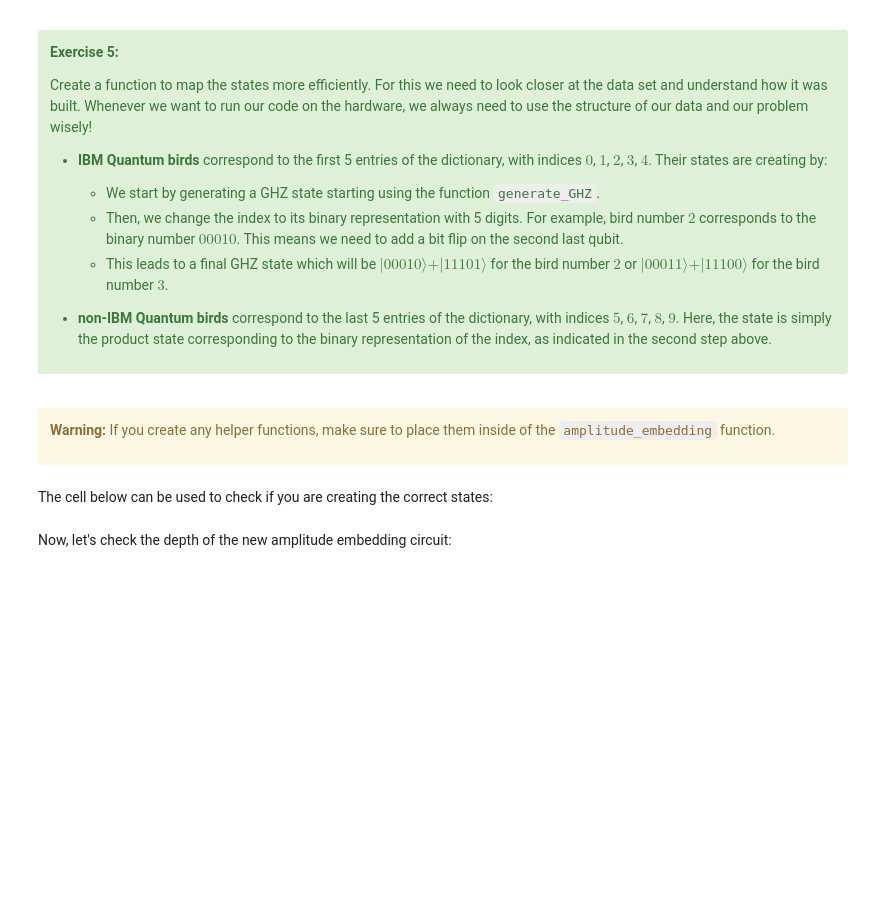
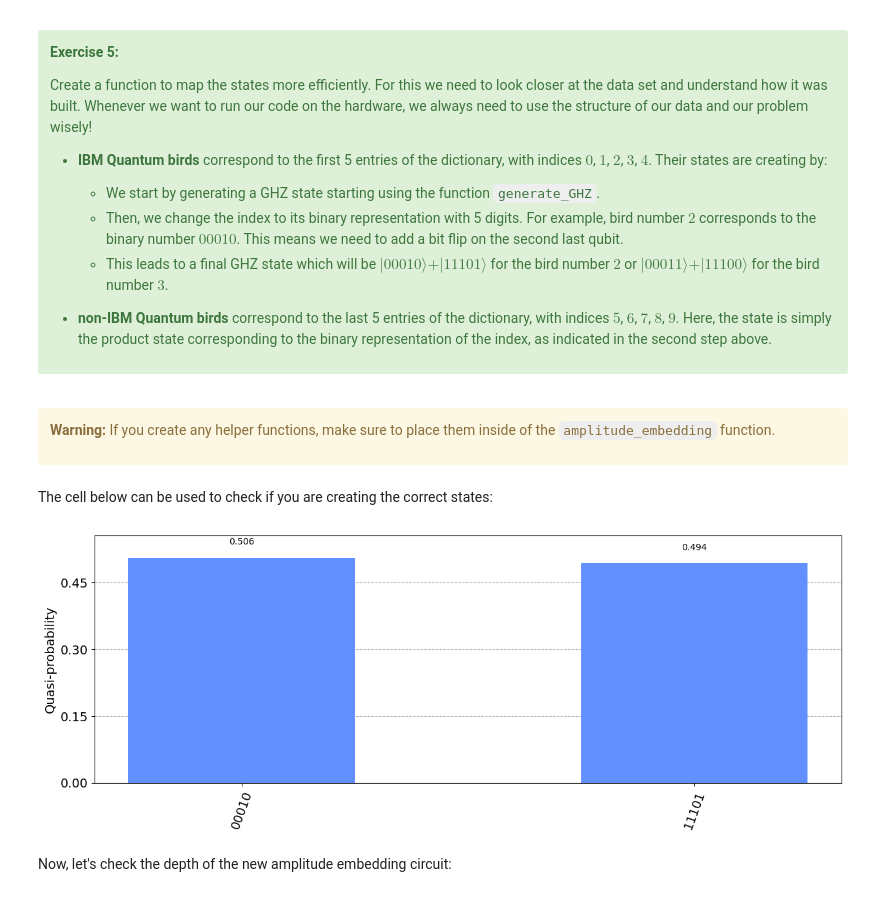
Before and after one commit to donsano33/ibm-quantum-challenge-2024, a Jupyter notebook: content/lab_4/lab-4.ipynb, the cells around one changed output. Drawn from its saved outputs; the diff is of its cells as text; code cells hidden in the pictures; blank space fills up the shorter version.

```diff
--- a/content/lab_4/lab-4.ipynb
+++ b/content/lab_4/lab-4.ipynb
@@ -717,33 +774,41 @@ def amplitude_embedding(num_qubits, bird_index):
         qc.h(0)
         for i, j in zip(range(num_qubits-1), range(1,num_qubits)):
             qc.cx(i, j)
+        return qc
+
+    qc = QuantumCircuit(num_qubits)
 
     ### Write your code below here ###
+    if bird_index <=4:
+        qc = generate_GHZ(qc)
 
-
-
+    for qubit, character in enumerate(reversed('{0:b}'.format(bird_index))):
+        if character == '1':
+            qc.x(qubit)
 
     ### Don't change any code past this line ###
     return qc
 # %% [markdown]
 The cell below can be used to check if you are creating the correct states:
 # %%
-index_bird = 0 # You can check different birds by changing the index
+index_bird = 2 # You can check different birds by changing the index
 
 # Build the amplitude embedding
 qc = amplitude_embedding(num_qubits, index_bird)
 qc.measure_all()
 
 # Define the backend and the pass manager
 aer_sim = AerSimulator()
 pm = generate_preset_pass_manager(backend=aer_sim, optimization_level=3)
 isa_circuit = pm.run(qc)
 
 # Define the sampler with the number of shots
 sampler = Sampler(backend=aer_sim)
 result = sampler.run([isa_circuit]).result()
 samp_dist = result[0].data.meas.get_counts()
 plot_distribution(samp_dist, figsize=(15, 5))
+# %% [output]
+[figure, added]
 # %% [markdown]
 Now, let's check the depth of the new amplitude embedding circuit:
 # %%
```
Also changed, not shown: parts of 22 cells of this notebook.
